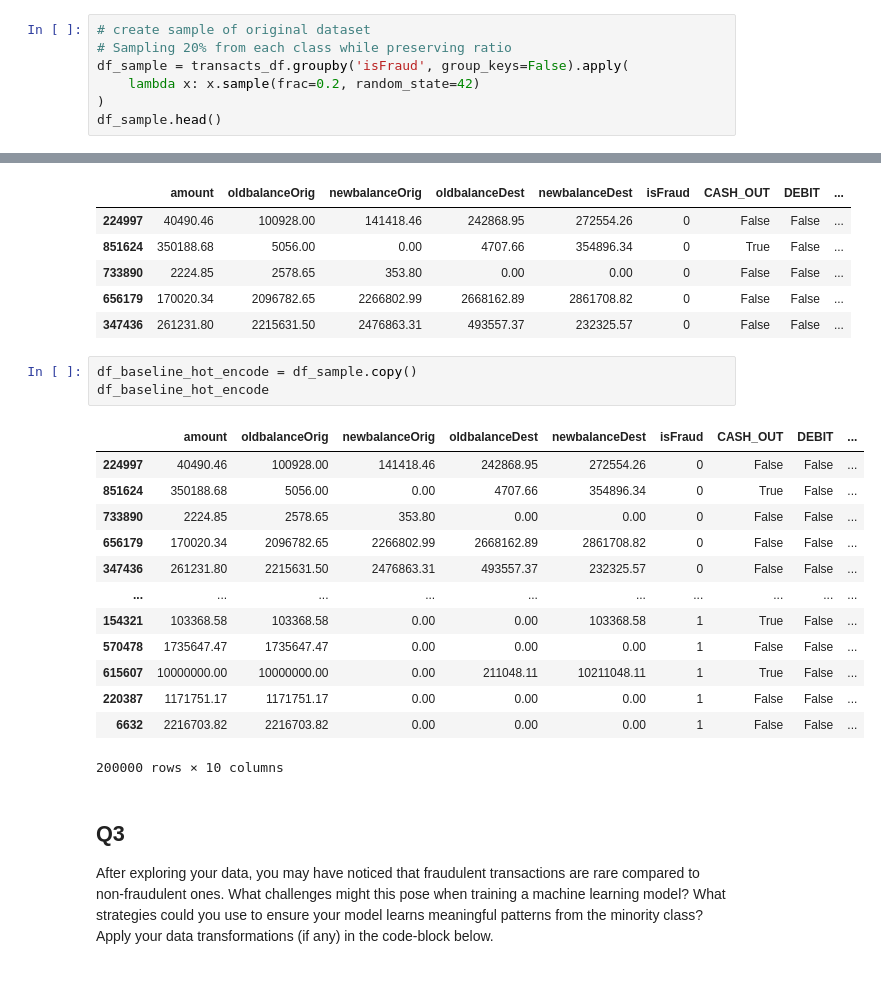
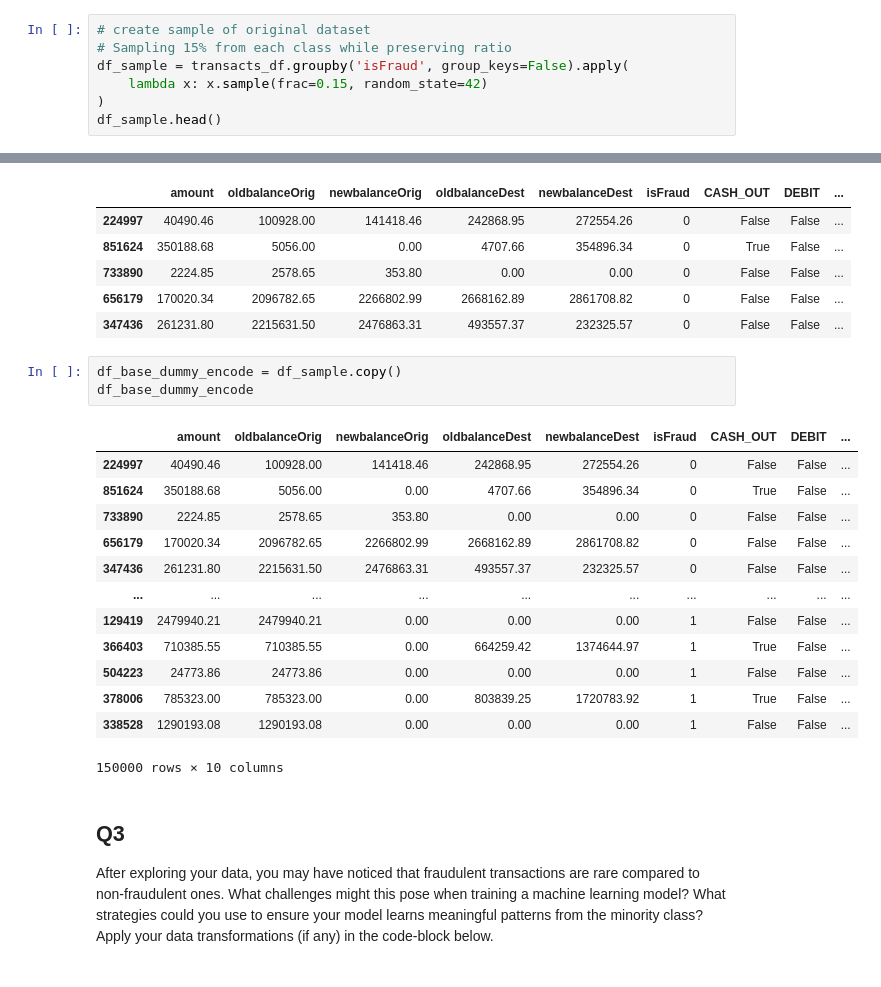
Before and after one commit to DataEden/The-Knowledge-House-2025, a Jupyter notebook: T-Labs/ML-Fraud-Detection/notebooks/transform.ipynb, the cells around one changed output, grey strips where cells are left out. Cells and saved outputs as stored; diff of their text form.

```diff
--- a/T-Labs/ML-Fraud-Detection/notebooks/transform.ipynb
+++ b/T-Labs/ML-Fraud-Detection/notebooks/transform.ipynb
@@ -46,9 +46,9 @@ transacts_df.head()
 transacts_df =  transacts_df.rename(columns={'oldbalanceOrg' : 'oldbalanceOrig'})
 # %%
 # create sample of original dataset
-# Sampling 20% from each class while preserving ratio
+# Sampling 15% from each class while preserving ratio
 df_sample = transacts_df.groupby('isFraud', group_keys=False).apply(
-    lambda x: x.sample(frac=0.2, random_state=42)
+    lambda x: x.sample(frac=0.15, random_state=42)
 )
 df_sample.head()
 # %% [output]
@@ -87,22 +87,22 @@ df_sample.head()
 | 656179 | 170020.34 | 2096782.65 | 2266802.99 | 2668162.89 | 2861708.82 | 0 | False | False | ... |
 | 347436 | 261231.80 | 2215631.50 | 2476863.31 | 493557.37 | 232325.57 | 0 | False | False | ... |
 # %%
-df_baseline_hot_encode = df_sample.copy()
-df_baseline_hot_encode
+df_base_dummy_encode = df_sample.copy()
+df_base_dummy_encode
 # %% [output]
 |  | amount | oldbalanceOrig | newbalanceOrig | oldbalanceDest | newbalanceDest | isFraud | CASH_OUT | DEBIT | ... |
 | 224997 | 40490.46 | 100928.00 | 141418.46 | 242868.95 | 272554.26 | 0 | False | False | ... |
 | 851624 | 350188.68 | 5056.00 | 0.00 | 4707.66 | 354896.34 | 0 | True | False | ... |
 | 733890 | 2224.85 | 2578.65 | 353.80 | 0.00 | 0.00 | 0 | False | False | ... |
 | 656179 | 170020.34 | 2096782.65 | 2266802.99 | 2668162.89 | 2861708.82 | 0 | False | False | ... |
 | 347436 | 261231.80 | 2215631.50 | 2476863.31 | 493557.37 | 232325.57 | 0 | False | False | ... |
 | ... | ... | ... | ... | ... | ... | ... | ... | ... | ... |
-| 154321 | 103368.58 | 103368.58 | 0.00 | 0.00 | 103368.58 | 1 | True | False | ... |
-| 570478 | 1735647.47 | 1735647.47 | 0.00 | 0.00 | 0.00 | 1 | False | False | ... |
-| 615607 | 10000000.00 | 10000000.00 | 0.00 | 211048.11 | 10211048.11 | 1 | True | False | ... |
-| 220387 | 1171751.17 | 1171751.17 | 0.00 | 0.00 | 0.00 | 1 | False | False | ... |
-| 6632 | 2216703.82 | 2216703.82 | 0.00 | 0.00 | 0.00 | 1 | False | False | ... |
+| 129419 | 2479940.21 | 2479940.21 | 0.00 | 0.00 | 0.00 | 1 | False | False | ... |
+| 366403 | 710385.55 | 710385.55 | 0.00 | 664259.42 | 1374644.97 | 1 | True | False | ... |
+| 504223 | 24773.86 | 24773.86 | 0.00 | 0.00 | 0.00 | 1 | False | False | ... |
+| 378006 | 785323.00 | 785323.00 | 0.00 | 803839.25 | 1720783.92 | 1 | True | False | ... |
+| 338528 | 1290193.08 | 1290193.08 | 0.00 | 0.00 | 0.00 | 1 | False | False | ... |
-200000 rows × 10 columns
+150000 rows × 10 columns
 # %% [markdown]
 ## Q3
 
```
Also changed, not shown: parts of 18 cells of this notebook.
